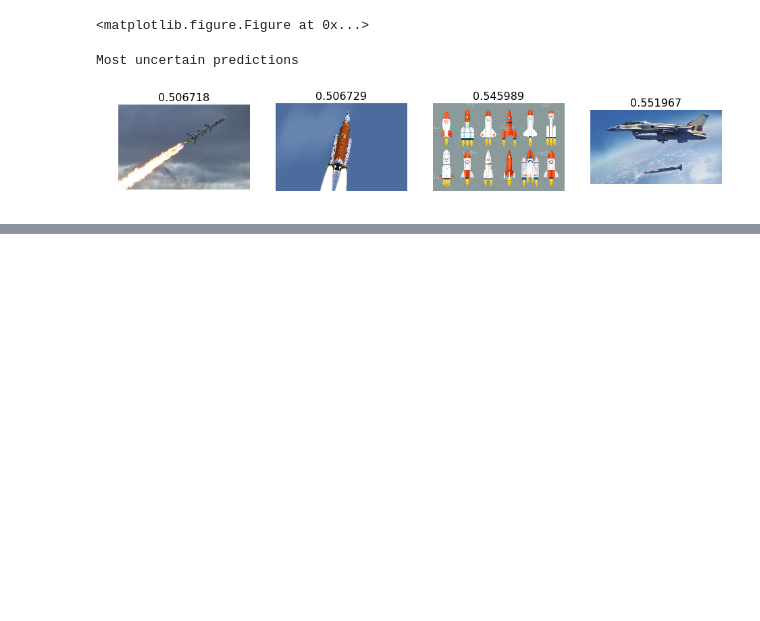
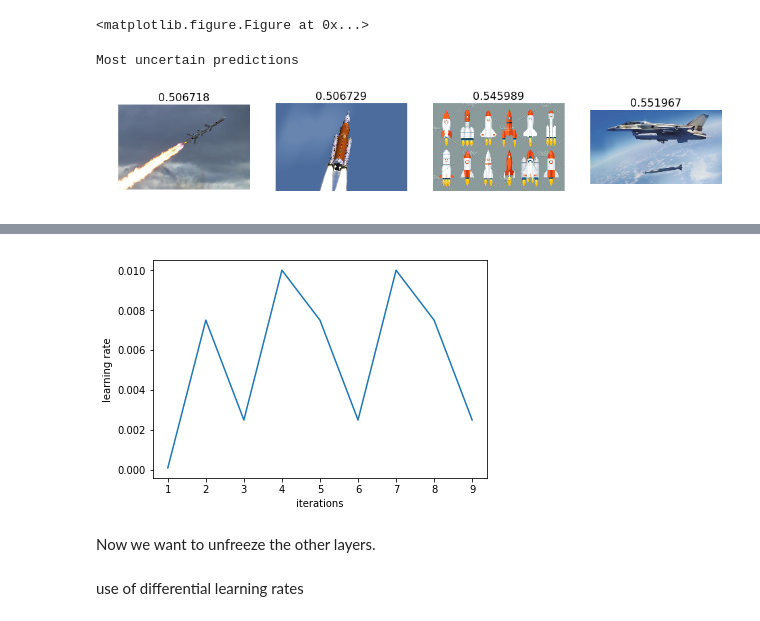
Before and after one commit to AmoDinho/fastai, a Jupyter notebook: courses/dl1/Missiles and Rockets.ipynb, the cells around one changed output, grey strips where cells are left out. Drawn from its saved outputs; the diff is of its cells as text; code cells hidden in the pictures; blank space fills up the shorter version.

```diff
--- a/courses/dl1/Missiles and Rockets.ipynb
+++ b/courses/dl1/Missiles and Rockets.ipynb
@@ -146,0 +187,5 @@ Most uncertain predictions
+# %%
+data = ImageClassifierData.from_paths(PATH, tfms=tfms)
+learn = ConvLearner.pretrained(arch, data, precompute=True)
+# %%
+learn.fit(1e-2,1)
@@ -146,0 +197,4 @@ Most uncertain predictions
+# %%
+learn.precompute=False
+# %%
+learn.fit(1e-2, 3, cycle_len=1)
@@ -146,0 +208,4 @@ Most uncertain predictions
+# %%
+learn.sched.plot_lr()
+# %% [output]
+[figure, added]
@@ -146,0 +216,2 @@ Most uncertain predictions
+# %% [markdown]
+Now we want to unfreeze the other layers.
@@ -146,0 +220,2 @@ Most uncertain predictions
+# %% [markdown]
+use of differential learning rates
```
Also changed, not shown: parts of 39 cells of this notebook.
